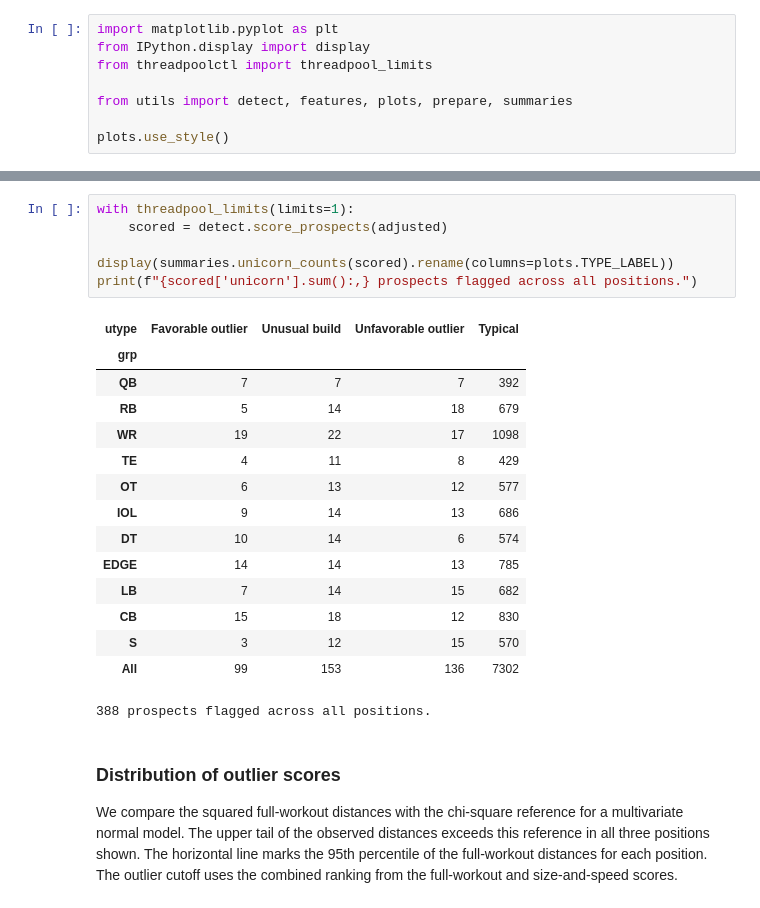
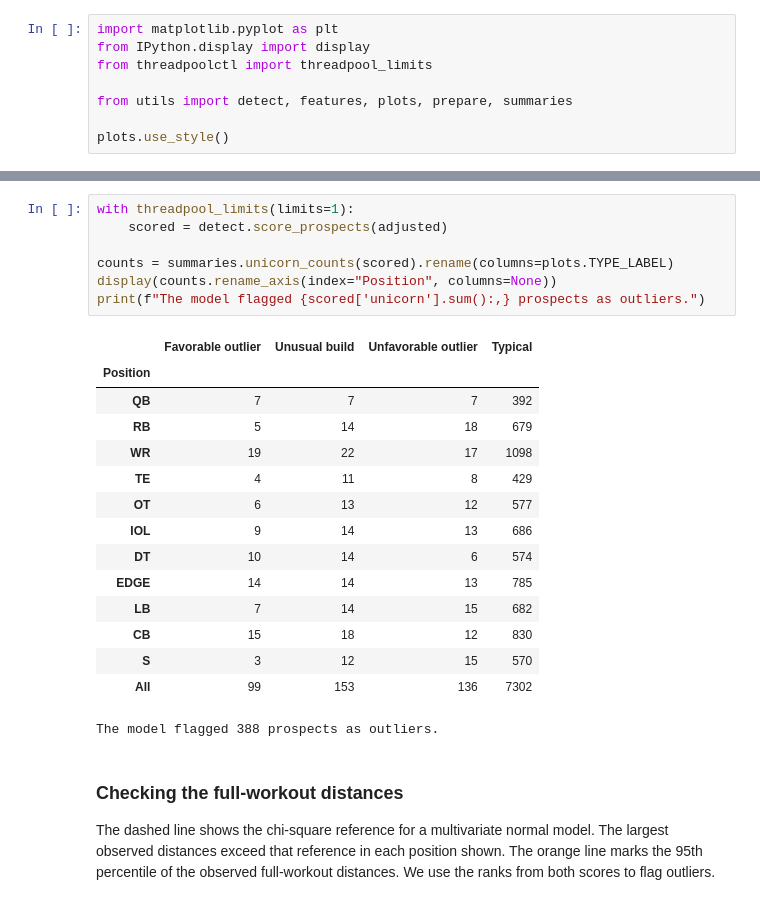
Before and after one commit to SantiHi/NFL-Verse-Project, a Jupyter notebook: nfl_draft_analysis.ipynb, the cells around one changed output, grey strips where cells are left out. Cells and saved outputs as stored; diff of their text form.

```diff
--- a/nfl_draft_analysis.ipynb
+++ b/nfl_draft_analysis.ipynb
@@ -122,12 +149,13 @@ The distance uses physical measurements and adjusted drill scores. For some broa
 # %%
 with threadpool_limits(limits=1):
     scored = detect.score_prospects(adjusted)
 
-display(summaries.unicorn_counts(scored).rename(columns=plots.TYPE_LABEL))
-print(f"{scored['unicorn'].sum():,} prospects flagged across all positions.")
+counts = summaries.unicorn_counts(scored).rename(columns=plots.TYPE_LABEL)
+display(counts.rename_axis(index="Position", columns=None))
+print(f"The model flagged {scored['unicorn'].sum():,} prospects as outliers.")
 # %% [output]
-| utype | Favorable outlier | Unusual build | Unfavorable outlier | Typical |
-| grp |  |  |  |  |
+|  | Favorable outlier | Unusual build | Unfavorable outlier | Typical |
+| Position |  |  |  |  |
 | QB | 7 | 7 | 7 | 392 |
 | RB | 5 | 14 | 18 | 679 |
 | WR | 19 | 22 | 17 | 1098 |
@@ -140,11 +168,11 @@ print(f"{scored['unicorn'].sum():,} prospects flagged across all positions.")
 | CB | 15 | 18 | 12 | 830 |
 | S | 3 | 12 | 15 | 570 |
 | All | 99 | 153 | 136 | 7302 |
-388 prospects flagged across all positions.
+The model flagged 388 prospects as outliers.
 # %% [markdown]
-### Distribution of outlier scores
+### Checking the full-workout distances
 
-We compare the squared full-workout distances with the chi-square reference for a multivariate normal model. The upper tail of the observed distances exceeds this reference in all three positions shown. The horizontal line marks the 95th percentile of the full-workout distances for each position. The outlier cutoff uses the combined ranking from the full-workout and size-and-speed scores.
+The dashed line shows the chi-square reference for a multivariate normal model. The largest observed distances exceed that reference in each position shown. The orange line marks the 95th percentile of the observed full-workout distances. We use the ranks from both scores to flag outliers.
 # %%
 plots.chi2_qq(scored)
 plt.show()
```
Also changed, not shown: parts of 13 cells of this notebook, 3 other files.
